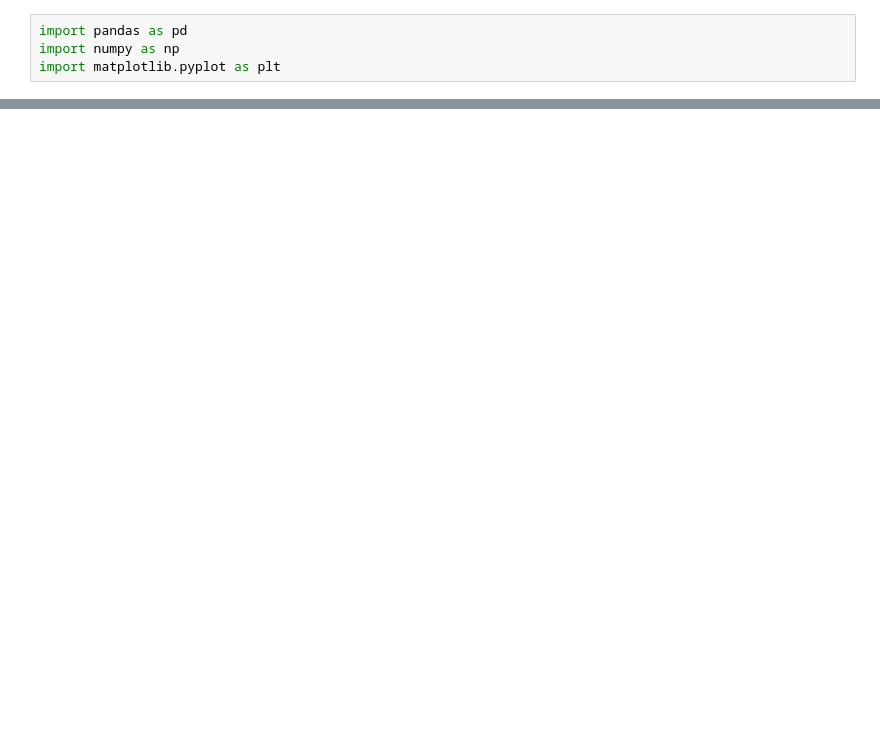
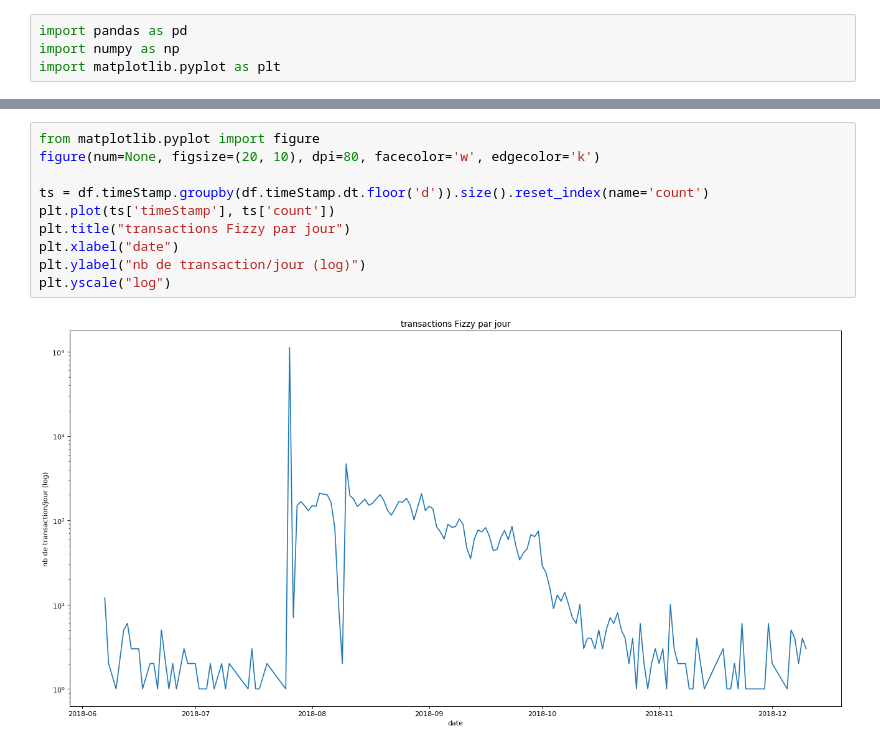
Before and after one commit to adalmieres/fizzy, a Jupyter notebook: lab/fizzy-notebook.ipynb, the cells around one changed output, grey strips where cells are left out. Drawn from its saved outputs; the diff is of its cells as text; blank space fills up the shorter version.

```diff
--- a/lab/fizzy-notebook.ipynb
+++ b/lab/fizzy-notebook.ipynb
@@ -24,0 +54,12 @@ df.head()
+# %%
+from matplotlib.pyplot import figure
+figure(num=None, figsize=(20, 10), dpi=80, facecolor='w', edgecolor='k')
+
+ts = df.timeStamp.groupby(df.timeStamp.dt.floor('d')).size().reset_index(name='count')
+plt.plot(ts['timeStamp'], ts['count'])
+plt.title("transactions Fizzy par jour")
+plt.xlabel("date")
+plt.ylabel("nb de transaction/jour (log)")
+plt.yscale("log")
+# %% [output]
+[figure, added]
```
Also changed, not shown: parts of 2 cells of this notebook.
